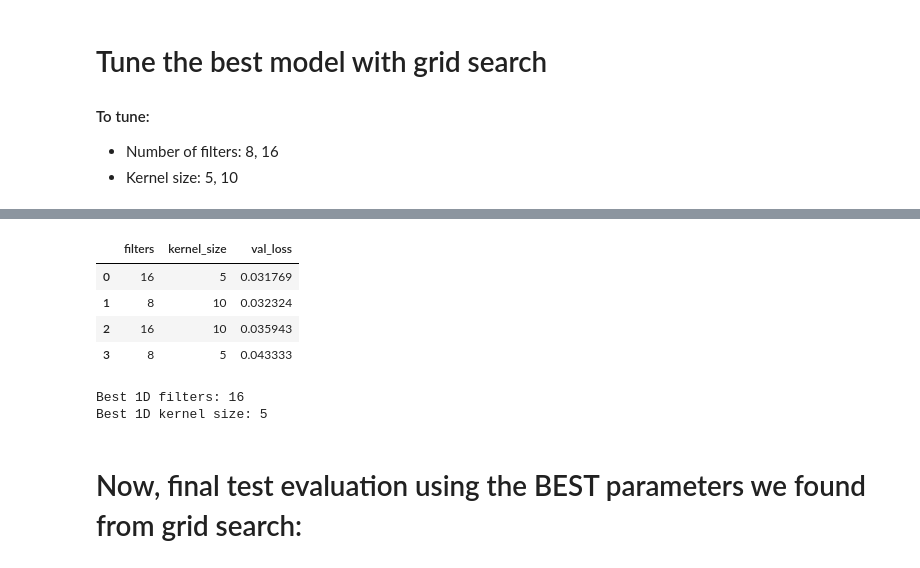
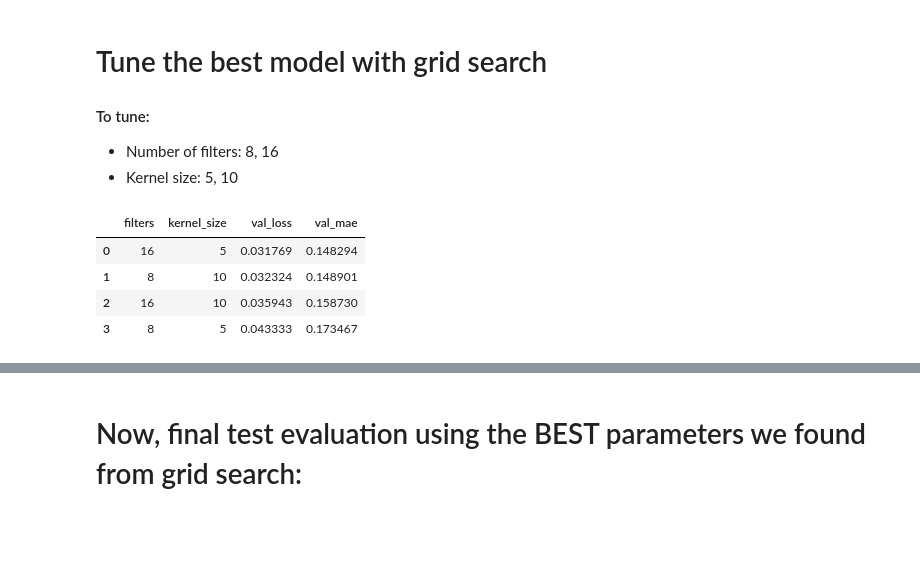
Before and after one commit to LamaAbdulal/AISE4010_Project, a Jupyter notebook: V2_Project_Bike_Share_Capital_fixed.ipynb, the cells around one changed output, grey strips where cells are left out. Drawn from its saved outputs; the diff is of its cells as text; code cells hidden in the pictures; blank space fills up the shorter version.

```diff
--- a/V2_Project_Bike_Share_Capital_fixed.ipynb
+++ b/V2_Project_Bike_Share_Capital_fixed.ipynb
@@ -1303,32 +1303,38 @@ for filters, kernel_size in product(filters_grid_1D, kernel_size_grid_1D):
     model_CNN_GridSearch.fit(
         X_train_cnn, y_train_cnn,
         validation_data=(X_val_cnn, y_val_cnn),
         epochs=15,
         batch_size=32,
         callbacks=[early_stop_CNN],
         verbose=0
     )
 
-    # Evaluate on regression loss (MSE):
+    # Evaluate on regression loss (MSE) and MAE:
     val_loss, val_mae = model_CNN_GridSearch.evaluate(X_val_cnn, y_val_cnn, verbose=1)
 
     results_1d.append({
         "filters": filters,
         "kernel_size": kernel_size,
-        "val_loss": val_loss
+        "val_loss": val_loss,
+        "val_mae": val_mae
     })
 
 # Sort ascending (lowest validation loss is best)
 results_1d = pd.DataFrame(results_1d).sort_values(
     ["val_loss", "filters", "kernel_size"],
     ascending=[True, True, True]
 ).reset_index(drop=True)
 
 display(results_1d)
 
 best_1d_filters = int(results_1d.iloc[0]["filters"])
 best_1d_kernel = int(results_1d.iloc[0]["kernel_size"])
 
 print("Best 1D filters:", best_1d_filters)
 print("Best 1D kernel size:", best_1d_kernel)
 # %% [output]
+|  | filters | kernel_size | val_loss | val_mae |
+| 0 | 16 | 5 | 0.031769 | 0.148294 |
+| 1 | 8 | 10 | 0.032324 | 0.148901 |
+| 2 | 16 | 10 | 0.035943 | 0.158730 |
+| 3 | 8 | 5 | 0.043333 | 0.173467 |
@@ -1339,10 +1343,3 @@ print("Best 1D kernel size:", best_1d_kernel)
-|  | filters | kernel_size | val_loss |
-| 0 | 16 | 5 | 0.031769 |
-| 1 | 8 | 10 | 0.032324 |
-| 2 | 16 | 10 | 0.035943 |
-| 3 | 8 | 5 | 0.043333 |
-Best 1D filters: 16
-Best 1D kernel size: 5
 # %% [markdown]
 # Now, final test evaluation using the BEST parameters we found from grid search:
 # %%
```
Also changed, not shown: parts of 8 cells of this notebook.
